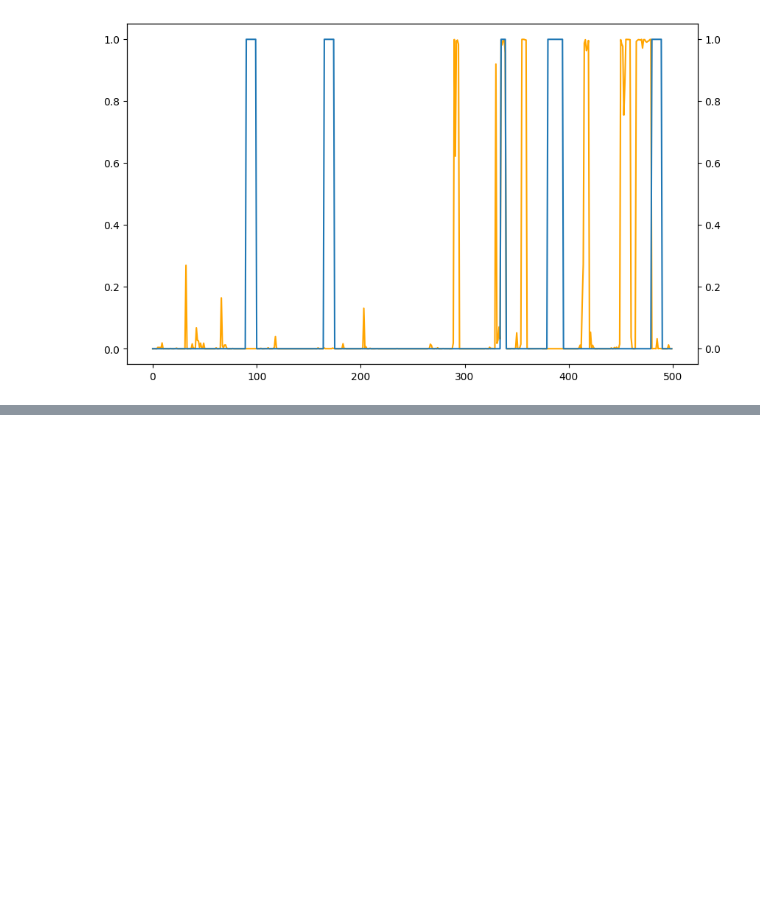
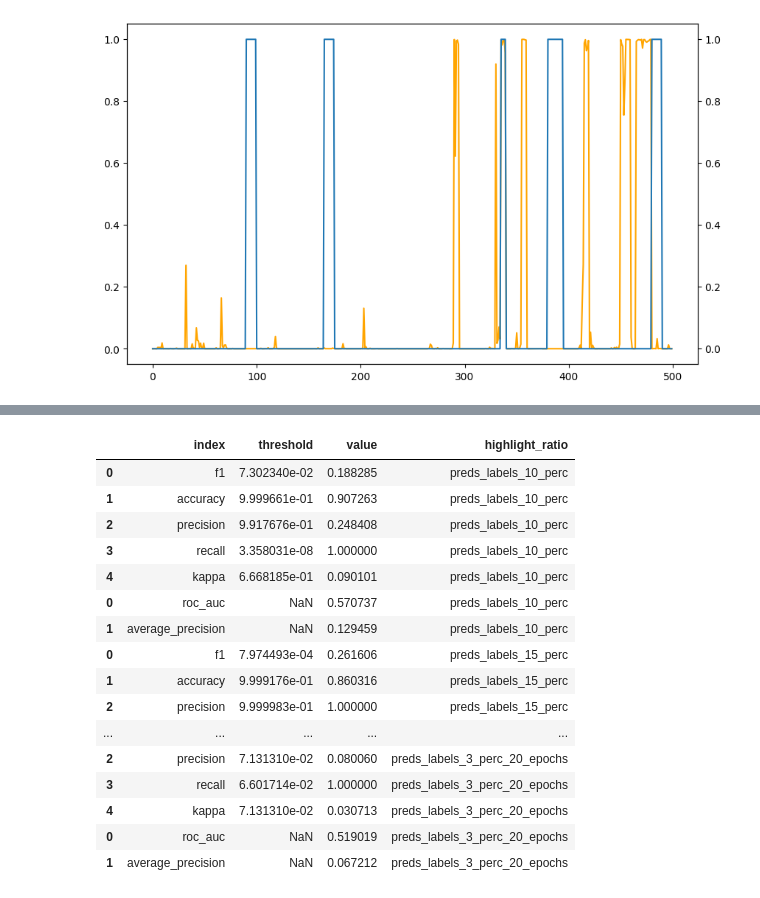
Before and after one commit to auto-shorts/youtube-downloader, a Jupyter notebook: notebooks/preds_labels.ipynb, the cells around one changed output, grey strips where cells are left out. Drawn from its saved outputs; the diff is of its cells as text; code cells hidden in the pictures; blank space fills up the shorter version.

Commit message:
preds/labels metrics evaluation sport vids

```diff
--- a/notebooks/preds_labels.ipynb
+++ b/notebooks/preds_labels.ipynb
@@ -128,3 +95,25 @@ Done with preds_labels_3_perc_1k_epochs
 Done with preds_labels_3_perc_20_epochs
 # %%
-pd.concat(all_metrics).to_csv("../data/metrics_sport_vids.csv", index=False)
+all_metrics = pd.concat(all_metrics)
+all_metrics
+all_metrics.to_csv("../data/metrics_sport_vids.csv", index=False)
+# %%
+all_metrics
+# %% [output]
+|  | index | threshold | value | highlight_ratio |
+| 0 | f1 | 7.302340e-02 | 0.188285 | preds_labels_10_perc |
+| 1 | accuracy | 9.999661e-01 | 0.907263 | preds_labels_10_perc |
+| 2 | precision | 9.917676e-01 | 0.248408 | preds_labels_10_perc |
+| 3 | recall | 3.358031e-08 | 1.000000 | preds_labels_10_perc |
+| 4 | kappa | 6.668185e-01 | 0.090101 | preds_labels_10_perc |
+| 0 | roc_auc | NaN | 0.570737 | preds_labels_10_perc |
+| 1 | average_precision | NaN | 0.129459 | preds_labels_10_perc |
+| 0 | f1 | 7.974493e-04 | 0.261606 | preds_labels_15_perc |
+| 1 | accuracy | 9.999176e-01 | 0.860316 | preds_labels_15_perc |
+| 2 | precision | 9.999983e-01 | 1.000000 | preds_labels_15_perc |
+| ... | ... | ... | ... | ... |
+| 2 | precision | 7.131310e-02 | 0.080060 | preds_labels_3_perc_20_epochs |
+| 3 | recall | 6.601714e-02 | 1.000000 | preds_labels_3_perc_20_epochs |
+| 4 | kappa | 7.131310e-02 | 0.030713 | preds_labels_3_perc_20_epochs |
+| 0 | roc_auc | NaN | 0.519019 | preds_labels_3_perc_20_epochs |
+| 1 | average_precision | NaN | 0.067212 | preds_labels_3_perc_20_epochs |
```
Also changed, not shown: parts of 3 cells of this notebook, 1 other file.
